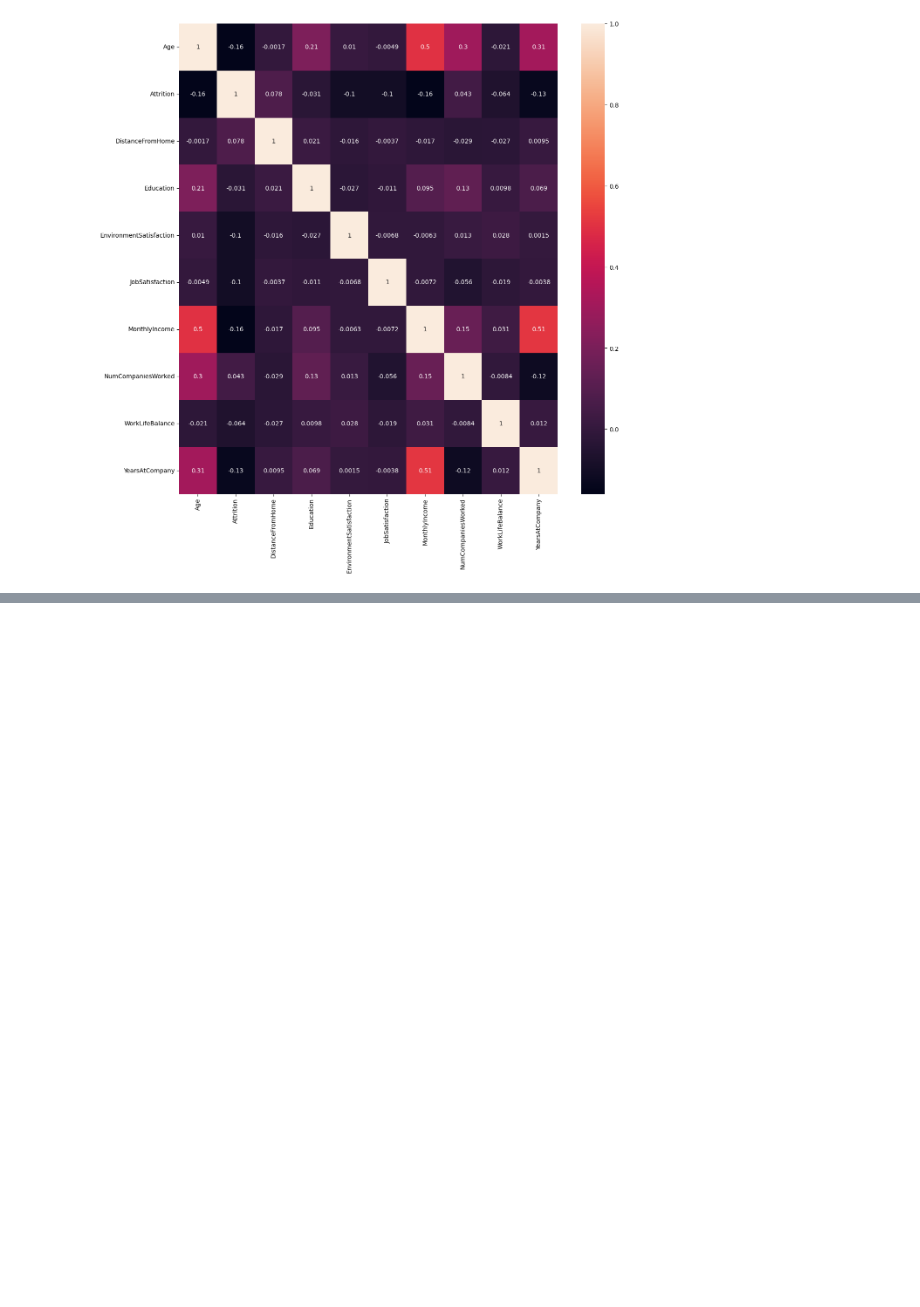
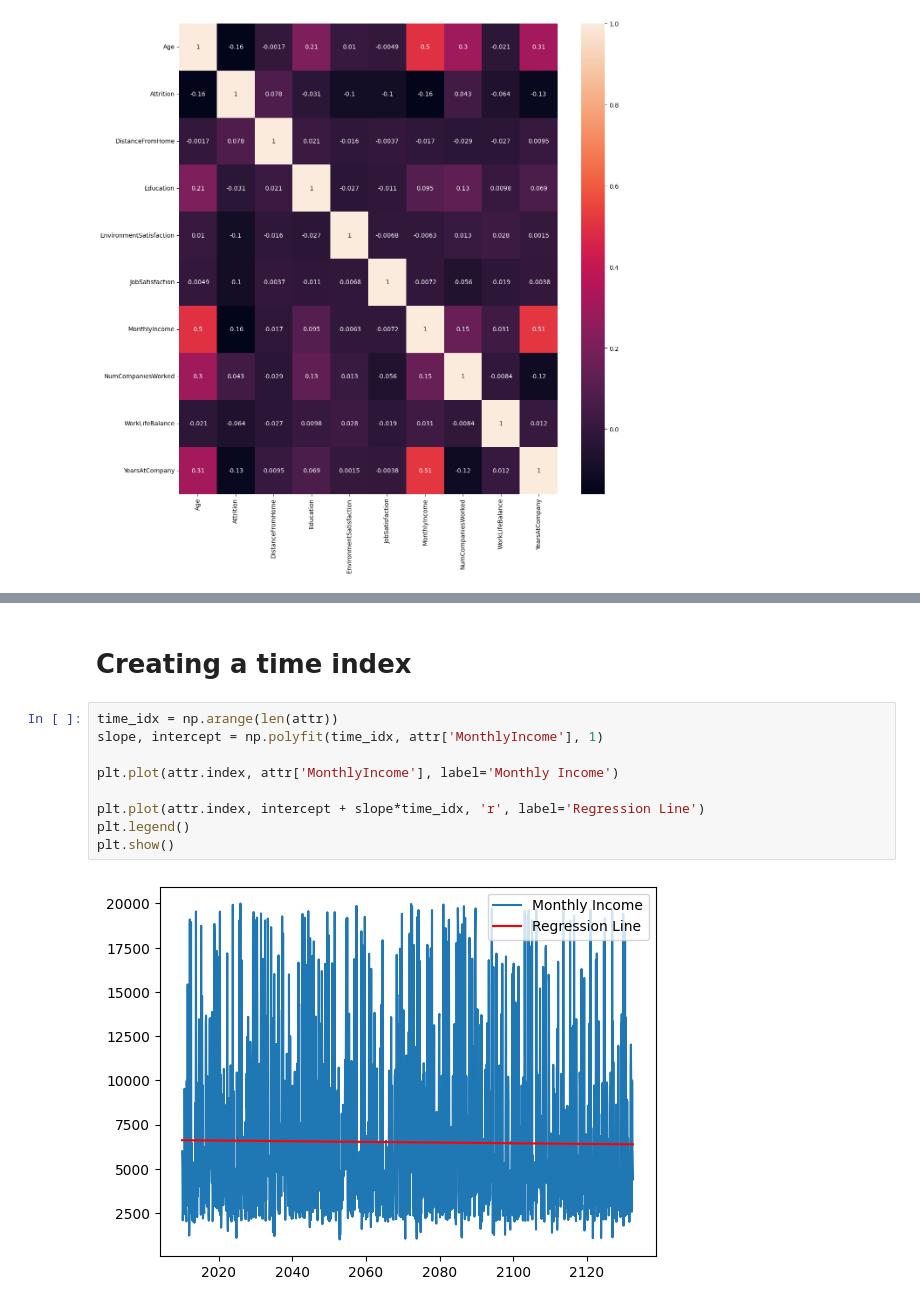
Before and after one commit to PrakulSmarty/EDA_Theory_03, a Jupyter notebook: Module3_21BDS0003.ipynb, the cells around one changed output, grey strips where cells are left out. Drawn from its saved outputs; the diff is of its cells as text; blank space fills up the shorter version.

```diff
--- a/Module3_21BDS0003.ipynb
+++ b/Module3_21BDS0003.ipynb
@@ -425,0 +520,13 @@ plt.show()
+# %% [markdown]
+# Creating a time index
+# %%
+time_idx = np.arange(len(attr))
+slope, intercept = np.polyfit(time_idx, attr['MonthlyIncome'], 1)
+
+plt.plot(attr.index, attr['MonthlyIncome'], label='Monthly Income')
+
+plt.plot(attr.index, intercept + slope*time_idx, 'r', label='Regression Line')
+plt.legend()
+plt.show()
+# %% [output]
+[figure, added]
```
Also changed, not shown: parts of 15 cells of this notebook.
